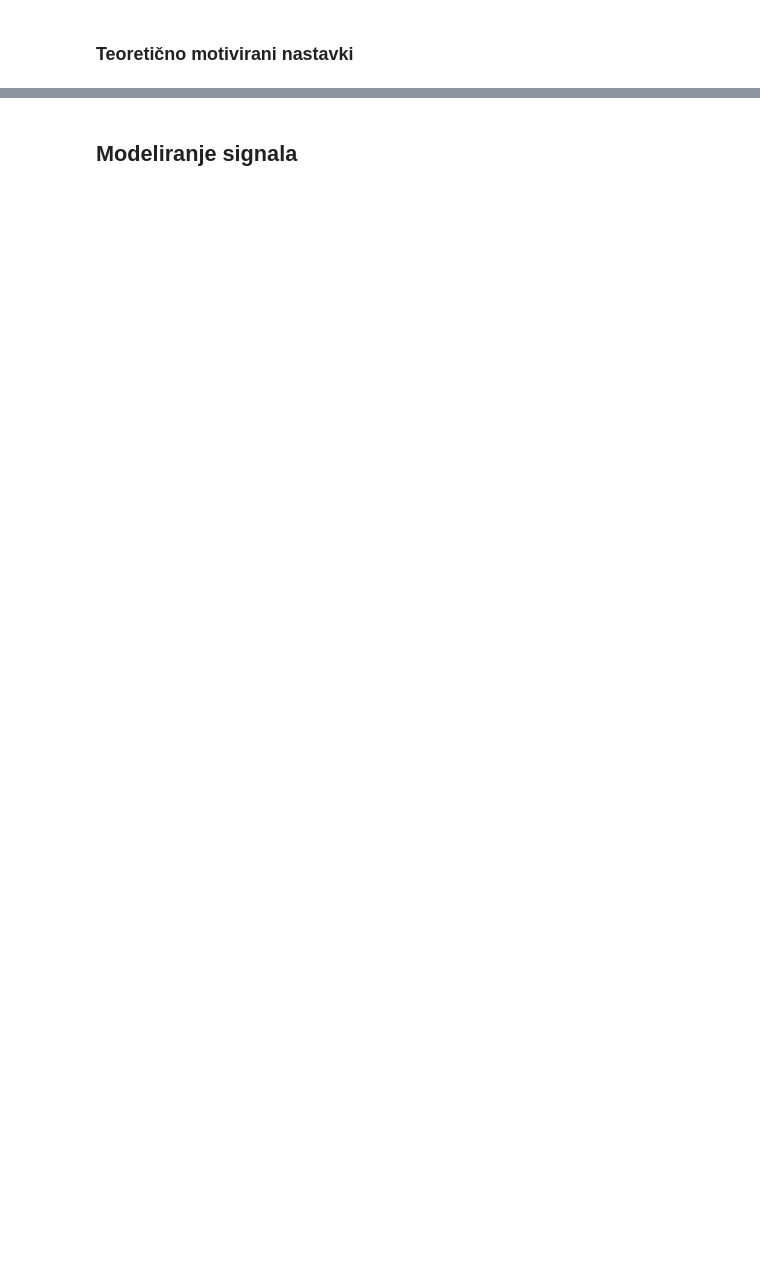
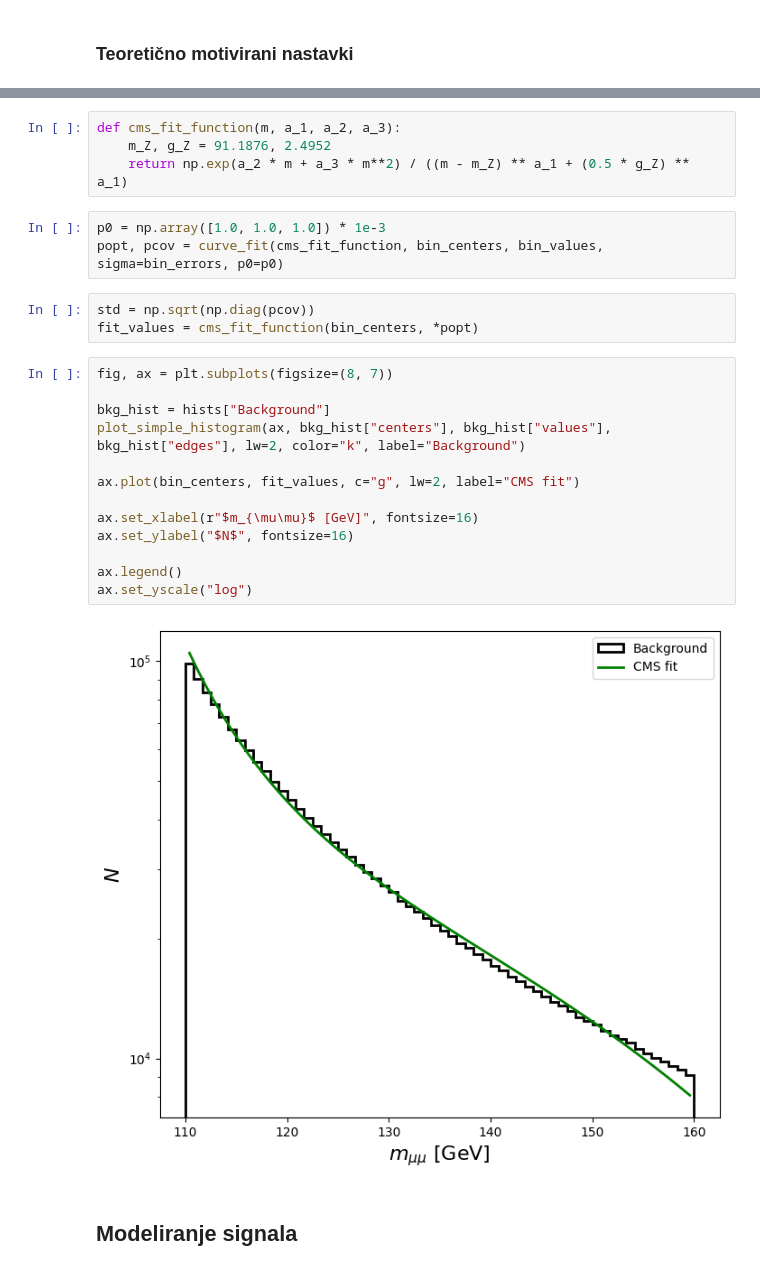
Before and after one commit to j-gavran/PSUF_Hmumu, a Jupyter notebook: vaje/vaje1.ipynb, the cells around one changed output, grey strips where cells are left out. Drawn from its saved outputs; the diff is of its cells as text; blank space fills up the shorter version.

```diff
--- a/vaje/vaje1.ipynb
+++ b/vaje/vaje1.ipynb
@@ -361,2 +425,27 @@ from scipy.optimize import curve_fit
+# %%
+def cms_fit_function(m, a_1, a_2, a_3):
+    m_Z, g_Z = 91.1876, 2.4952
+    return np.exp(a_2 * m + a_3 * m**2) / ((m - m_Z) ** a_1 + (0.5 * g_Z) ** a_1)
+# %%
+p0 = np.array([1.0, 1.0, 1.0]) * 1e-3
+popt, pcov = curve_fit(cms_fit_function, bin_centers, bin_values, sigma=bin_errors, p0=p0)
+# %%
+std = np.sqrt(np.diag(pcov))
+fit_values = cms_fit_function(bin_centers, *popt)
+# %%
+fig, ax = plt.subplots(figsize=(8, 7))
+
+bkg_hist = hists["Background"]
+plot_simple_histogram(ax, bkg_hist["centers"], bkg_hist["values"], bkg_hist["edges"], lw=2, color="k", label="Background")
+
+ax.plot(bin_centers, fit_values, c="g", lw=2, label="CMS fit")
+
+ax.set_xlabel(r"$m_{\mu\mu}$ [GeV]", fontsize=16)
+ax.set_ylabel("$N$", fontsize=16)
+
+ax.legend()
+ax.set_yscale("log")
+# %% [output]
+[figure, added]
 # %% [markdown]
 ## Modeliranje signala
```
Also changed, not shown: parts of 26 cells of this notebook, 10 other files.
